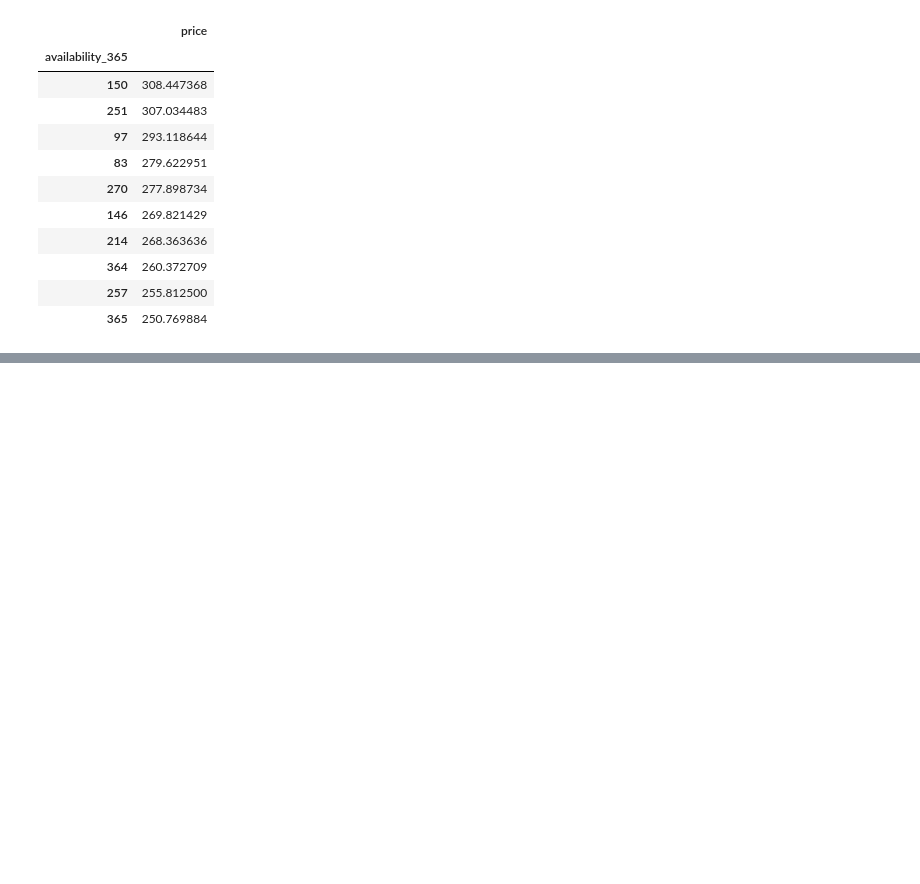
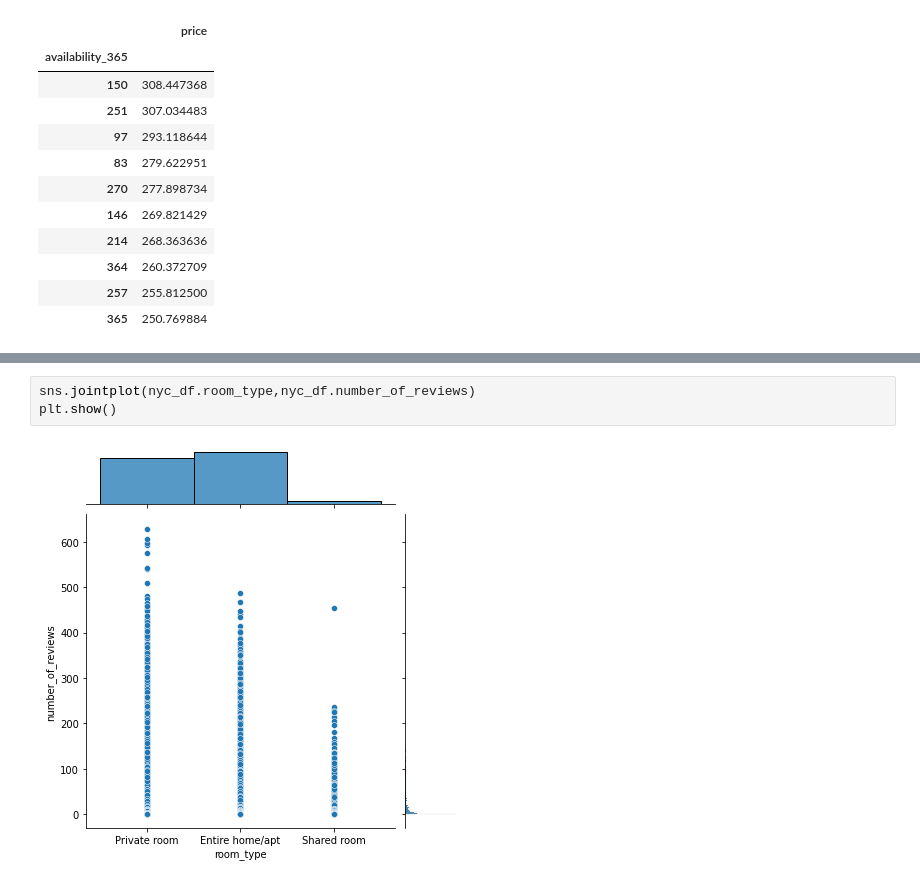
Before and after one commit to pratikshiralkar/EDA-Capstone-Project, a Jupyter notebook: Copy_of_Airbnb_Bookings_Analysis_Capstone_Project.ipynb, the cells around one changed output, grey strips where cells are left out. Saved outputs shown, nothing was run; the diff lists cells and outputs as text; blank space fills up the shorter version.

```diff
--- a/Copy_of_Airbnb_Bookings_Analysis_Capstone_Project.ipynb
+++ b/Copy_of_Airbnb_Bookings_Analysis_Capstone_Project.ipynb
@@ -454,0 +460,5 @@ pd.pivot_table(nyc_df, index = ['availability_365'], values ='price').sort_value
+# %%
+sns.jointplot(nyc_df.room_type,nyc_df.number_of_reviews)
+plt.show()
+# %% [output]
+[figure, added]
```
Also changed, not shown: parts of 18 cells of this notebook.
